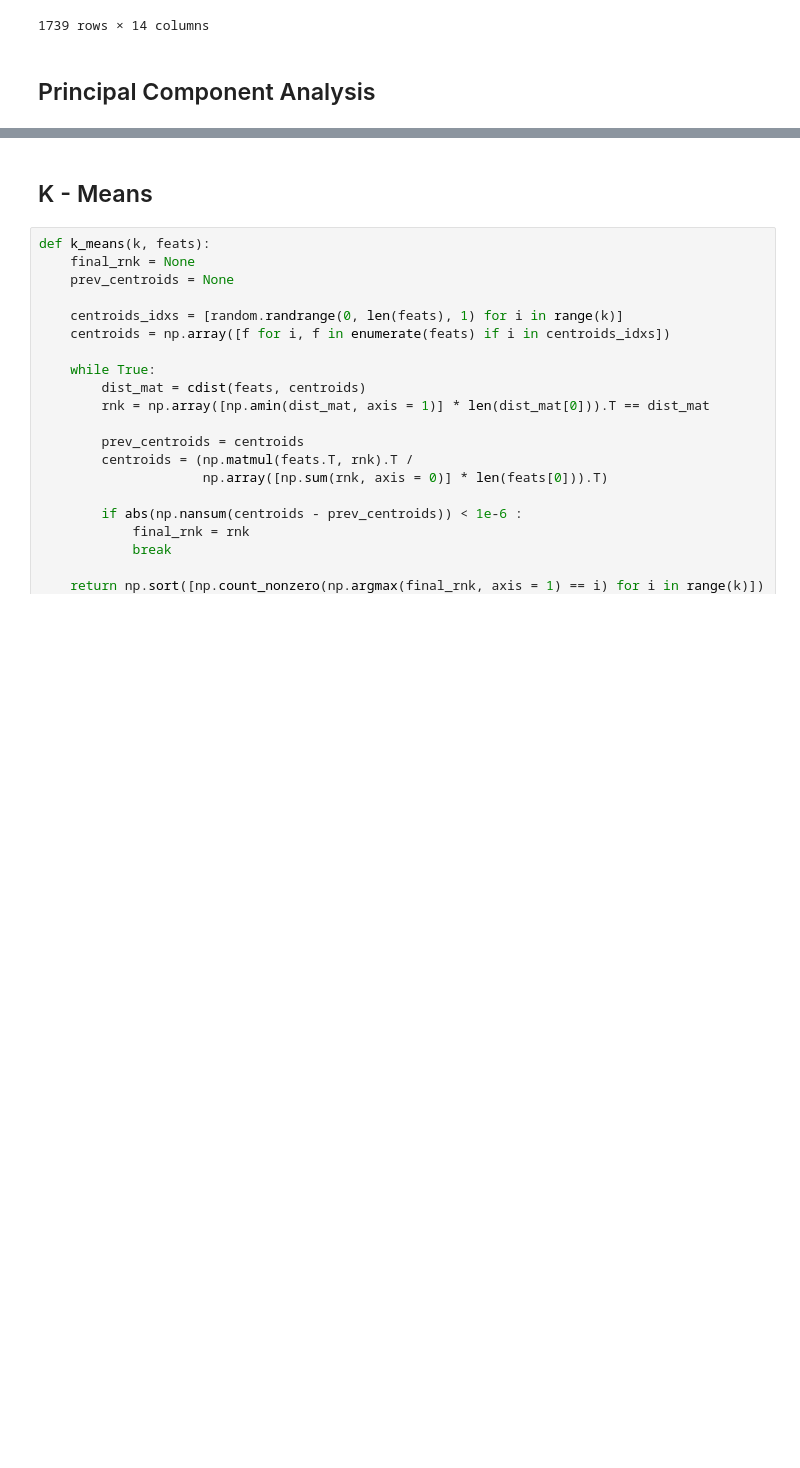
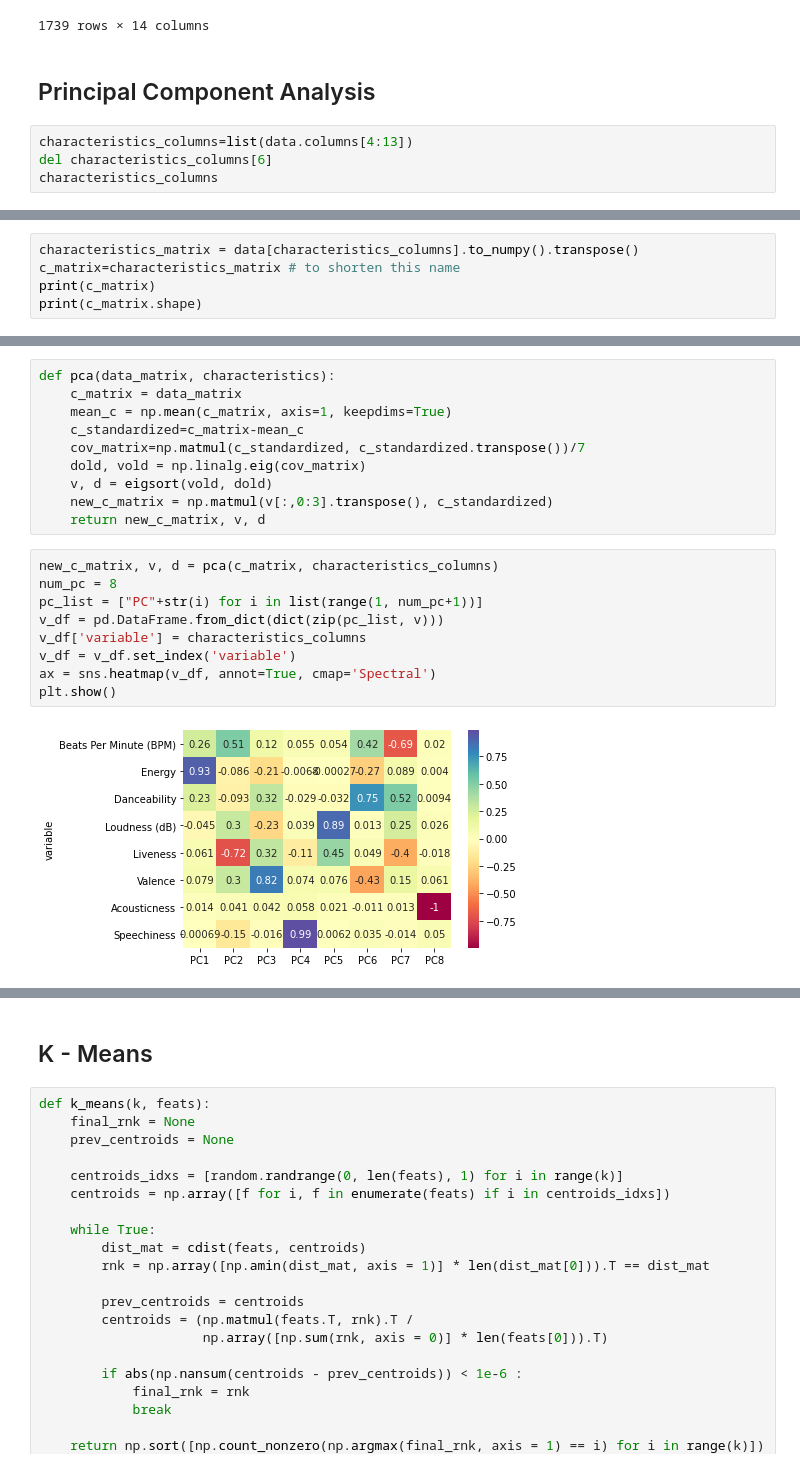
Before and after one commit to DarrenWu42/Cogs118b-Song-Analysis, a Jupyter notebook: Project.ipynb, the cells around one changed output, grey strips where cells are left out. Saved outputs shown, nothing was run; the diff lists cells and outputs as text; blank space fills up the shorter version.

Commit message:
Removed new_c_matrix.csv, added all of PCA to Project file

```diff
--- a/Project.ipynb
+++ b/Project.ipynb
@@ -163,3 +164,7 @@ The dataset now has 1739 entries.
 1739 rows × 14 columns
 # %% [markdown]
 ## Principal Component Analysis
+# %%
+characteristics_columns=list(data.columns[4:13])
+del characteristics_columns[6]
+characteristics_columns
@@ -165,0 +180,5 @@ The dataset now has 1739 entries.
+# %%
+characteristics_matrix = data[characteristics_columns].to_numpy().transpose()
+c_matrix=characteristics_matrix # to shorten this name
+print(c_matrix)
+print(c_matrix.shape)
@@ -165,0 +225,21 @@ The dataset now has 1739 entries.
+# %%
+def pca(data_matrix, characteristics):
+    c_matrix = data_matrix
+    mean_c = np.mean(c_matrix, axis=1, keepdims=True)
+    c_standardized=c_matrix-mean_c
+    cov_matrix=np.matmul(c_standardized, c_standardized.transpose())/7
+    dold, vold = np.linalg.eig(cov_matrix)
+    v, d = eigsort(vold, dold)
+    new_c_matrix = np.matmul(v[:,0:3].transpose(), c_standardized)
+    return new_c_matrix, v, d
+# %%
+new_c_matrix, v, d = pca(c_matrix, characteristics_columns)
+num_pc = 8
+pc_list = ["PC"+str(i) for i in list(range(1, num_pc+1))]
+v_df = pd.DataFrame.from_dict(dict(zip(pc_list, v)))
+v_df['variable'] = characteristics_columns
+v_df = v_df.set_index('variable')
+ax = sns.heatmap(v_df, annot=True, cmap='Spectral')
+plt.show()
+# %% [output]
+[figure, added]
```
Also changed, not shown: parts of 12 cells of this notebook, 1 other file.
